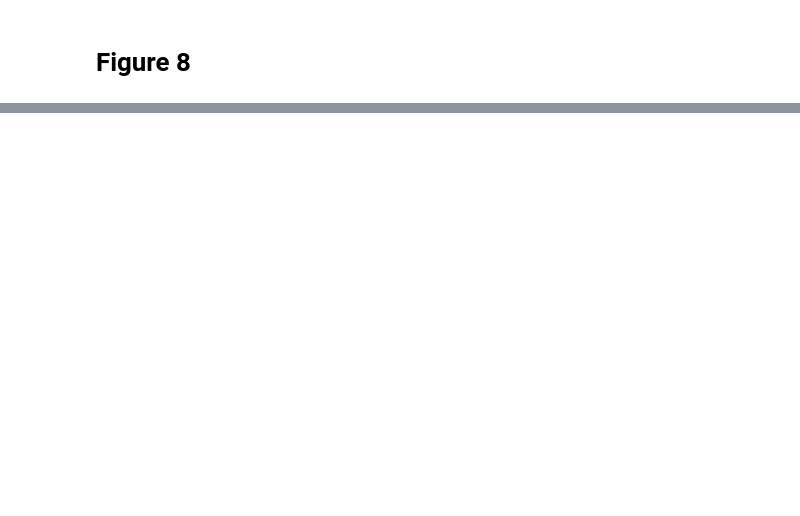
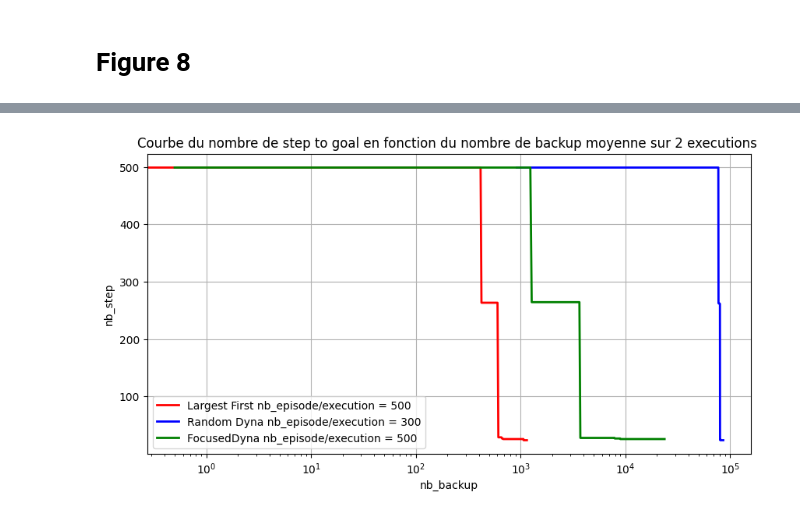
Before and after one commit to Meriadoc-gitgit/PRMA, a Jupyter notebook: src/test.ipynb, the cells around one changed output, grey strips where cells are left out. Cells and saved outputs as stored; diff of their text form; code cells hidden in the pictures; blank space fills up the shorter version.

```diff
--- a/src/test.ipynb
+++ b/src/test.ipynb
@@ -99,7 +105,7 @@ plt.show()
 # %% [markdown]
 # Focused Dyna
 # %%
-FDyna = FocusedDyna(env_9x6, ALPHA, DELTA, EPSILON,MAX_STEP, render = True, episode= 100)
+FDyna = FocusedDyna(env_9x6, alpha, delta, epsilon,max_step, render = False, episode= 100)
 FDyna.execute()
 # %%
 data = pd.read_csv("executionInformation.csv")
@@ -159,21 +185,9 @@ plt.plot(fdsr.lifetime_td_errors)
-# %%
-QueueDyna = FocusedDyna(env_9x6, ALPHA, DELTA, EPSILON,MAX_STEP, render = False, episode= 1000)
-QueueDyna.execute()
-# %%
-data = pd.read_csv("executionInformation.csv")
-
-nb_steps = data["nb_step"]
-nb_backup = data["nb_backup"]
-
-plt.plot(nb_backup,nb_steps)
-
-
-plt.title('Courbe du nombre de step to goal en fonction du nombre de backup')
-plt.xlabel('nb_backup')
-plt.ylabel('nb_step')
-plt.xscale('log')
-plt.grid(True)
-plt.show()
+# %%
+def moyenne_par_indice(liste):
+    tableau = np.array(liste)
+    moyennes = np.mean(tableau, axis=0)
+    moyennes = np.where(np.isnan(moyennes), None, moyennes)
+    return moyennes.tolist()
 # %%
 
 from scipy.interpolate import interp1d
@@ -262,0 +240,20 @@ KeyboardInterrupt:
+# %%
+plt.figure(figsize=(10,5))
+plt.plot(moyenne_par_indice(all_backups_lg), moyenne_par_indice(all_steps_lg), color='red', linewidth=2, label = f"Largest First nb_episode/execution = {QueueDyna.episode}")
+
+plt.plot(moyenne_par_indice(all_backups_rd), moyenne_par_indice(all_steps_rd) ,color='blue', linewidth=2, label = f"Random Dyna nb_episode/execution = {RDyna.episode}")
+
+plt.plot(moyenne_par_indice(all_backups_fc), moyenne_par_indice(all_steps_fc), color='green', linewidth=2, label = f"FocusedDyna nb_episode/execution = {FDyna.episode}")
+
+
+
+
+plt.title(f'Courbe du nombre de step to goal en fonction du nombre de backup moyenne sur {nb_exec} executions ')
+plt.xlabel('nb_backup')
+plt.ylabel('nb_step')
+plt.xscale('log')
+plt.legend(loc='best')
+plt.grid(True)
+plt.show()
+# %% [output]
+[figure, added]
```
Also changed, not shown: parts of 19 cells of this notebook, 11 other files.
